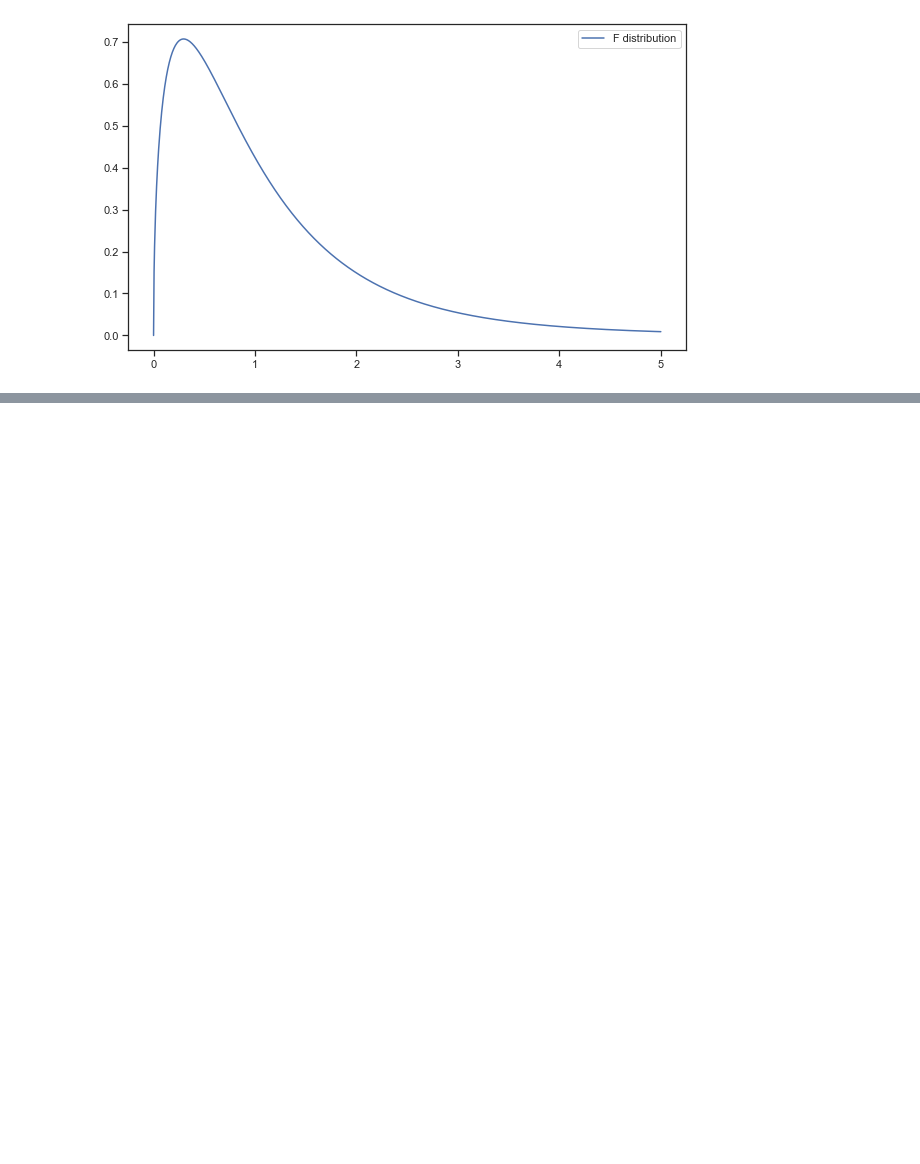
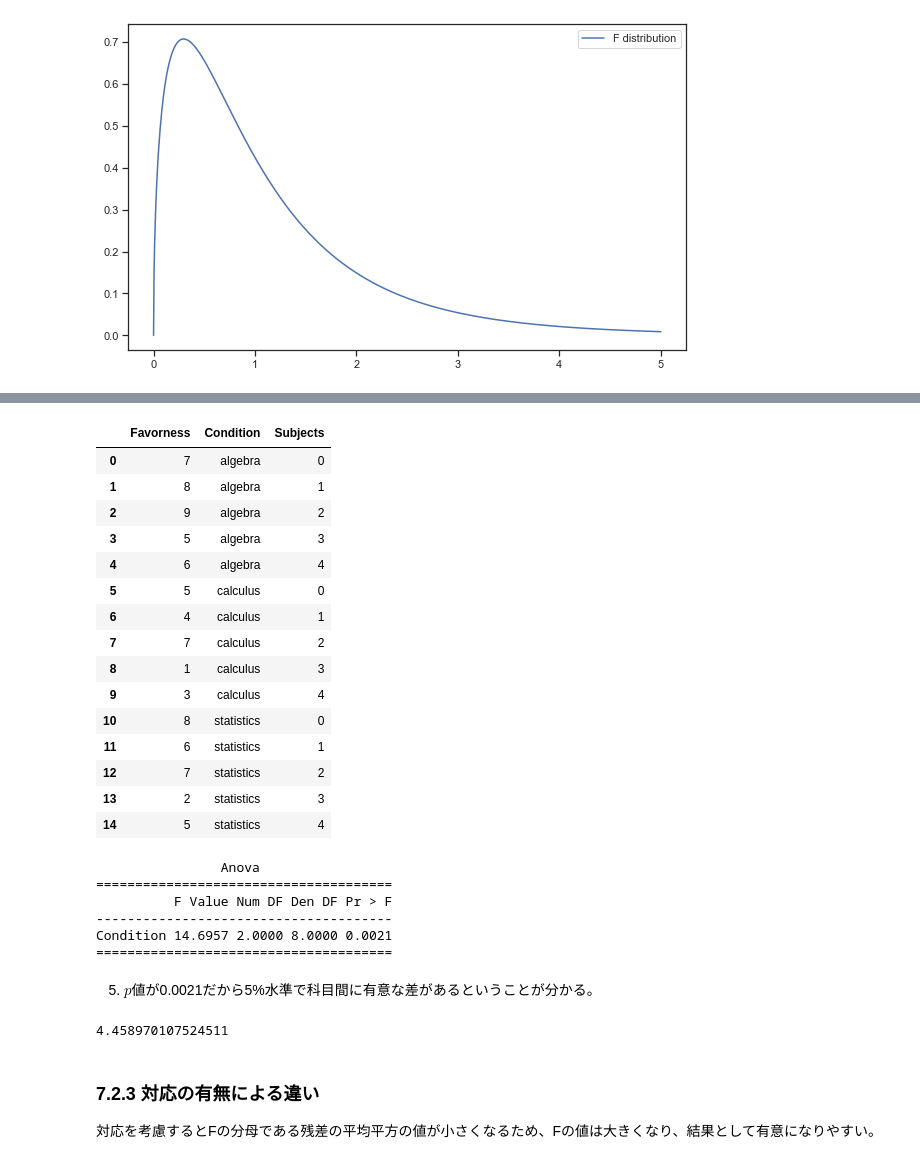
Before and after one commit to kanix29/statistics_r2python, a Jupyter notebook: Chapter7.ipynb, the cells around one changed output, grey strips where cells are left out. Cells and saved outputs as stored; diff of their text form; code cells hidden in the pictures; blank space fills up the shorter version.

```diff
--- a/Chapter7.ipynb
+++ b/Chapter7.ipynb
@@ -95,0 +305,5 @@ F_onewayResult(statistic=7.111111111111112, pvalue=0.0029877831073873303)
+# %%
+algebra = np.array([7,8,9,5,6])
+calculus = np.array([5,4,7,1,3])
+statistics = np.array([8,6,7,2,5])
+print( stats.f_oneway(algebra, calculus, statistics) )
@@ -95,0 +323,52 @@ F_onewayResult(statistic=7.111111111111112, pvalue=0.0029877831073873303)
+# %%
+# データの準備：DataFrameを作る
+students = list(range(5))    # ['Tanaka','Kisi','Obiki','Yosikawa','Ogino']
+# students = ['Tanaka','Kisi','Obiki','Yosikawa','Ogino']
+favorness = np.hstack([algebra, calculus, statistics])
+condition = np.repeat(['algebra','calculus','statistics'], 5)
+# condition = np.repeat([0, 1, 2], 5)
+subjects = np.array(students + students + students)
+
+favor_df = pd.DataFrame({'Favorness':favorness,'Condition':condition,'Subjects':subjects})
+favor_df
+# %% [output]
+|  | Favorness | Condition | Subjects |
+| 0 | 7 | algebra | 0 |
+| 1 | 8 | algebra | 1 |
+| 2 | 9 | algebra | 2 |
+| 3 | 5 | algebra | 3 |
+| 4 | 6 | algebra | 4 |
+| 5 | 5 | calculus | 0 |
+| 6 | 4 | calculus | 1 |
+| 7 | 7 | calculus | 2 |
+| 8 | 1 | calculus | 3 |
+| 9 | 3 | calculus | 4 |
+| 10 | 8 | statistics | 0 |
+| 11 | 6 | statistics | 1 |
+| 12 | 7 | statistics | 2 |
+| 13 | 2 | statistics | 3 |
+| 14 | 5 | statistics | 4 |
+# %%
+# import statsmodels.api as sm
+# from statsmodels.formula.api import ols
+import statsmodels.stats.anova as anova
+aov = anova.AnovaRM(favor_df, 'Favorness', 'Subjects',['Condition'])
+result = aov.fit()
+print(result)
+# %% [output]
+                Anova
+======================================
+          F Value Num DF Den DF Pr > F
+--------------------------------------
+Condition 14.6957 2.0000 8.0000 0.0021
+======================================
+# %% [markdown]
+5. $p$値が0.0021だから5%水準で科目間に有意な差があるということが分かる。
+# %%
+# F値の棄却域 上側確率0.05に対するFの値
+stats.f.isf(0.05, 2, 8)
+# %% [output]
+4.458970107524511
+# %% [markdown]
+### 7.2.3 対応の有無による違い
+対応を考慮するとFの分母である残差の平均平方の値が小さくなるため、Fの値は大きくなり、結果として有意になりやすい。
```
Also changed, not shown: parts of 50 cells of this notebook, 1 other file.
